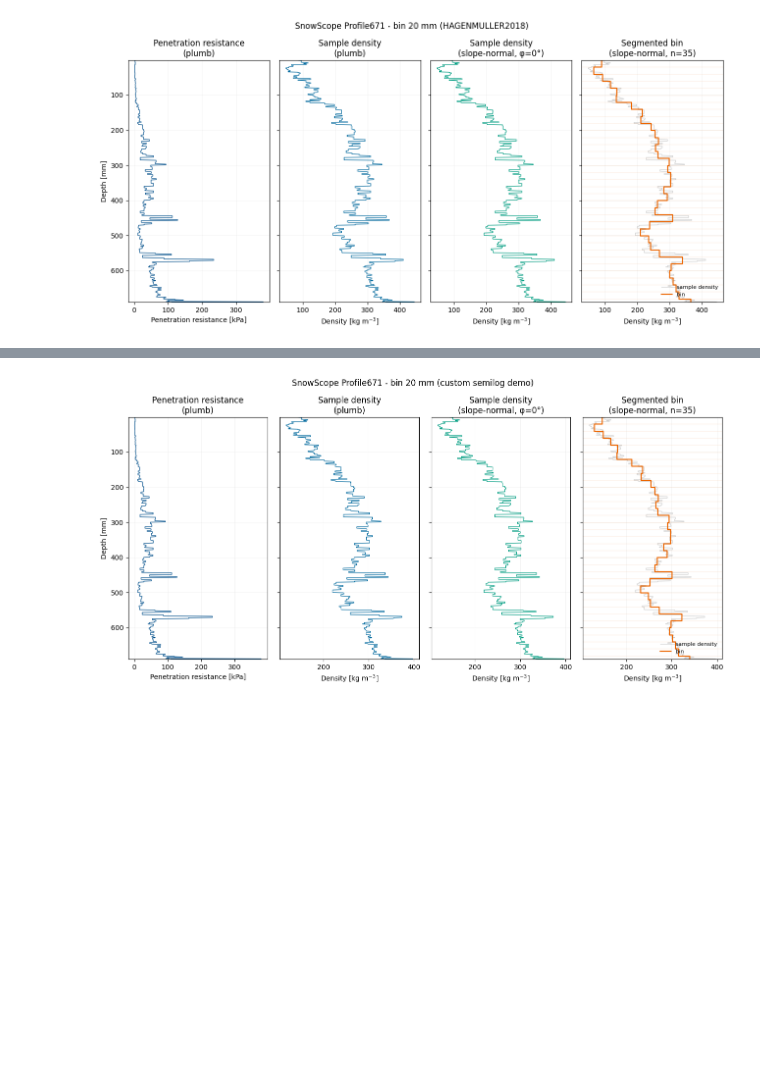
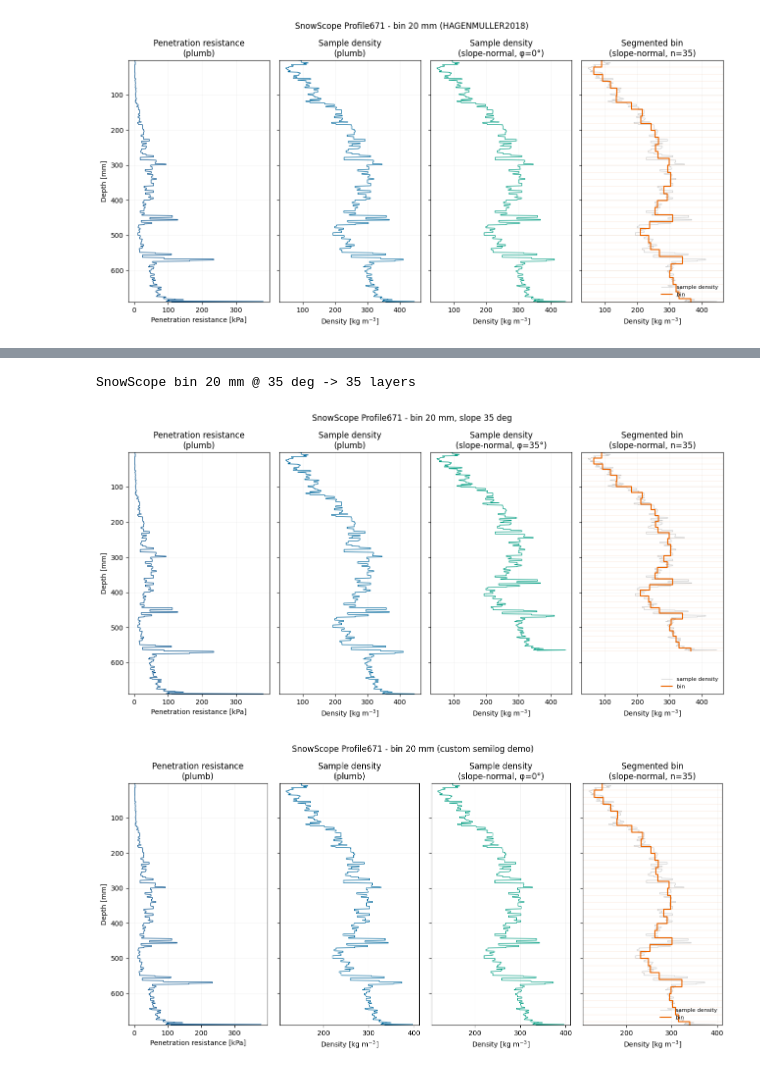
Before and after one commit to 2phi/weac, a Jupyter notebook: demo/parser_demo.ipynb, the cells around one changed output, grey strips where cells are left out. Drawn from its saved outputs; the diff is of its cells as text; code cells hidden in the pictures; blank space fills up the shorter version.

```diff
--- a/demo/parser_demo.ipynb
+++ b/demo/parser_demo.ipynb
@@ -301,3 +375,19 @@ SnowScope bin 20 mm -> 35 layers
+# %%
+scope_slope, _ = scope.extract_layers(
+    slope_angle_deg=35.0, method="bin", layer_thickness_mm=20.0
+)
+print(f"SnowScope bin 20 mm @ 35 deg -> {len(scope_slope)} layers")
+fig = plot_snowscope_penetration_parser(
+    scope,
+    method="bin",
+    layer_thickness_mm=20.0,
+    slope_angle_deg=35.0,
+    title="SnowScope Profile671 - bin 20 mm, slope 35 deg",
+    show=False,
+)
+# %% [output]
+SnowScope bin 20 mm @ 35 deg -> 35 layers
+[figure, added]
 # %%
 # Same panels with custom semilog on the plot call (constructor default unchanged).
 fig = plot_force_penetration_parser(
```
Also changed, not shown: parts of 10 cells of this notebook, 10 other files.
